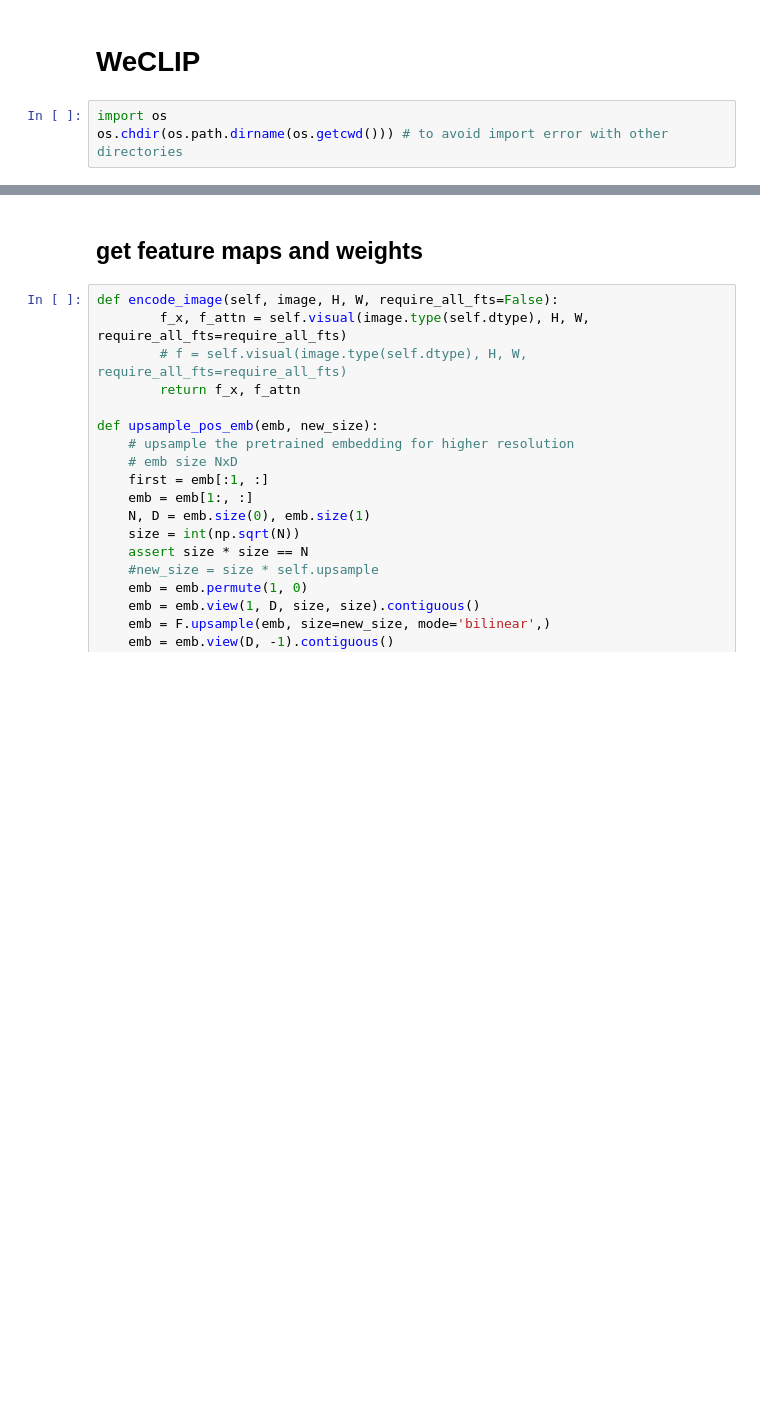
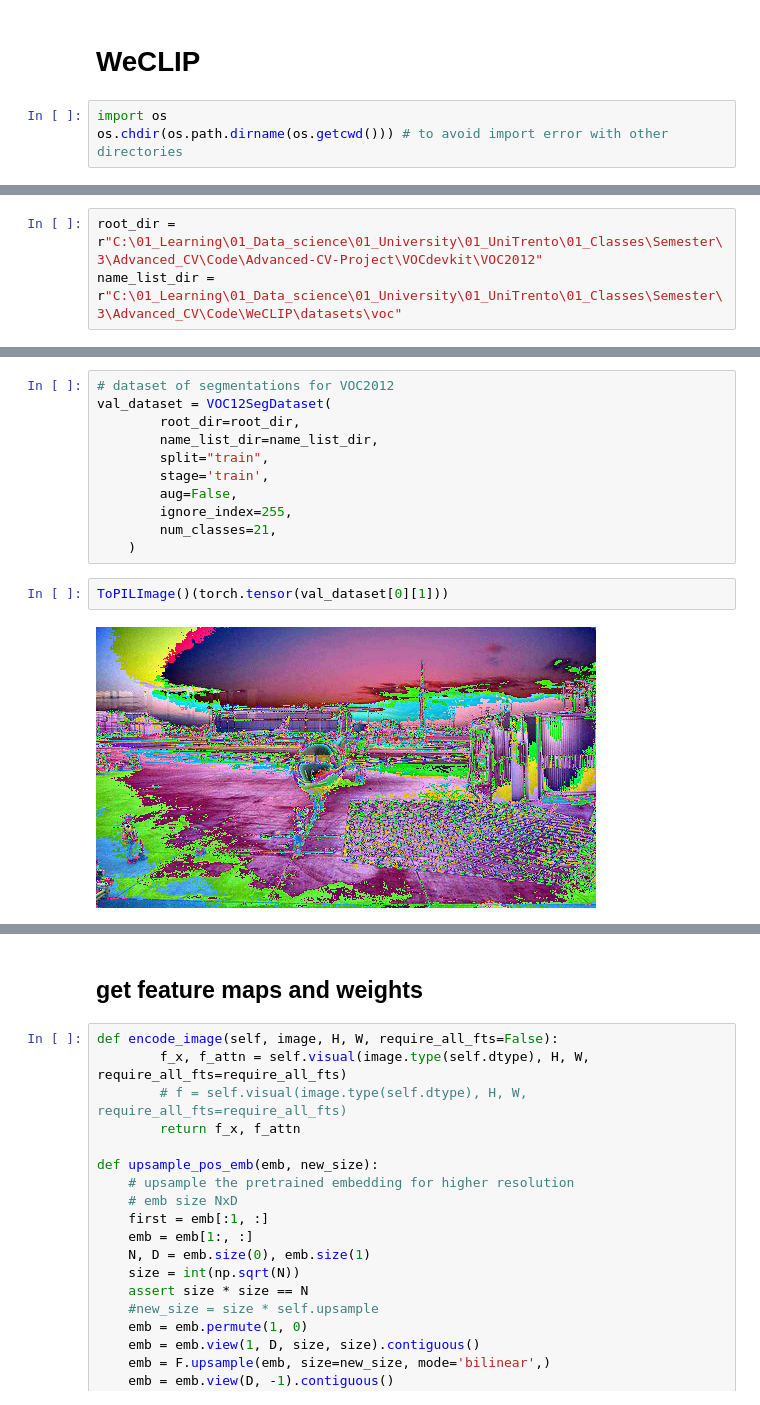
Before and after one commit to giuseppecurci/Advanced-CV-Project, a Jupyter notebook: frozen_clip_explained.ipynb, the cells around one changed output, grey strips where cells are left out. Saved outputs shown, nothing was run; the diff lists cells and outputs as text; blank space fills up the shorter version.

```diff
--- a/frozen_clip_explained.ipynb
+++ b/frozen_clip_explained.ipynb
@@ -17,0 +25,3 @@ import matplotlib.pyplot as plt
+# %%
+root_dir = r"C:\01_Learning\01_Data_science\01_University\01_UniTrento\01_Classes\Semester\3\Advanced_CV\Code\Advanced-CV-Project\VOCdevkit\VOC2012"
+name_list_dir = r"C:\01_Learning\01_Data_science\01_University\01_UniTrento\01_Classes\Semester\3\Advanced_CV\Code\WeCLIP\datasets\voc"
@@ -17,0 +34,15 @@ import matplotlib.pyplot as plt
+# %%
+# dataset of segmentations for VOC2012
+val_dataset = VOC12SegDataset(
+        root_dir=root_dir,
+        name_list_dir=name_list_dir,
+        split="train",
+        stage='train',
+        aug=False,
+        ignore_index=255,
+        num_classes=21,
+    )
+# %%
+ToPILImage()(torch.tensor(val_dataset[0][1]))
+# %% [output]
+[figure, added]
```
Also changed, not shown: parts of 82 cells of this notebook, 10 other files.
